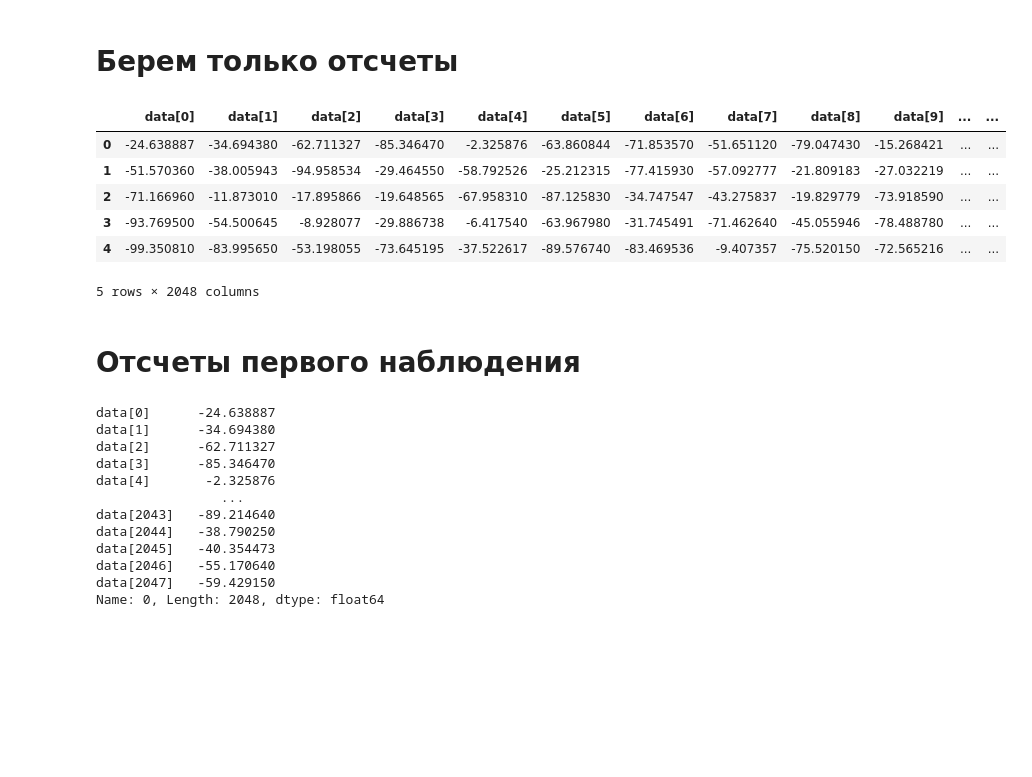
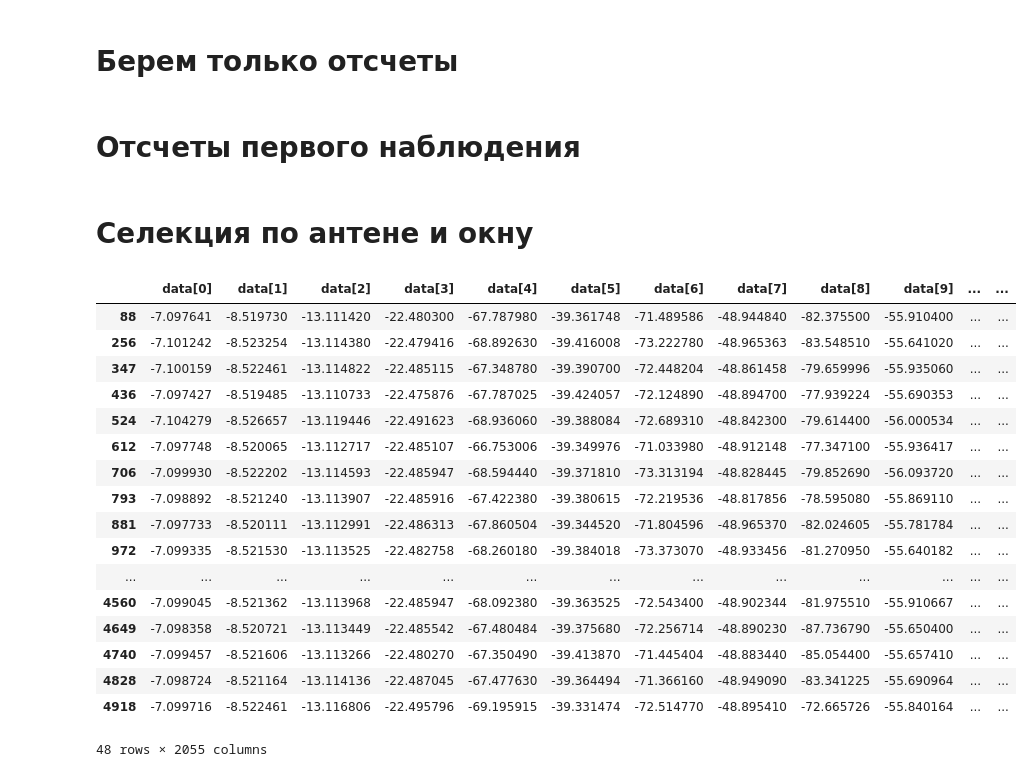
Before and after one commit to GrigoriyAkhmetshakirov/sample_collector, a Jupyter notebook: pandas_test.ipynb, the cells around one changed output. Cells and saved outputs as stored; diff of their text form; code cells hidden in the pictures; blank space fills up the shorter version.

```diff
--- a/pandas_test.ipynb
+++ b/pandas_test.ipynb
@@ -4,6 +3,6 @@ import os
 # %% [markdown]
 # Загрузка и пример данных
 # %%
-data = pd.read_csv('data/data_2025-03-11_13-10-57.csv')
+data = pd.read_csv('data/data_2025-03-12_14-40-21.csv')
 len(data)
 # %% [output]
@@ -28,28 +14,7 @@ data.head(10)
 # %%
 values_data = data.drop(columns=['Num Pack', 'Antenna', 'Window', 'Diag', 'System_type', 'Drone_type'])
 values_data.head(5)
-# %% [output]
-|  | data[0] | data[1] | data[2] | data[3] | data[4] | data[5] | data[6] | data[7] | data[8] | data[9] | ... | ... |
-| 0 | -24.638887 | -34.694380 | -62.711327 | -85.346470 | -2.325876 | -63.860844 | -71.853570 | -51.651120 | -79.047430 | -15.268421 | ... | ... |
-| 1 | -51.570360 | -38.005943 | -94.958534 | -29.464550 | -58.792526 | -25.212315 | -77.415930 | -57.092777 | -21.809183 | -27.032219 | ... | ... |
-| 2 | -71.166960 | -11.873010 | -17.895866 | -19.648565 | -67.958310 | -87.125830 | -34.747547 | -43.275837 | -19.829779 | -73.918590 | ... | ... |
-| 3 | -93.769500 | -54.500645 | -8.928077 | -29.886738 | -6.417540 | -63.967980 | -31.745491 | -71.462640 | -45.055946 | -78.488780 | ... | ... |
-| 4 | -99.350810 | -83.995650 | -53.198055 | -73.645195 | -37.522617 | -89.576740 | -83.469536 | -9.407357 | -75.520150 | -72.565216 | ... | ... |
-5 rows × 2048 columns
 # %% [markdown]
 # Отсчеты первого наблюдения
 # %%
 values_data.iloc[0]
-# %% [output]
-data[0]      -24.638887
-data[1]      -34.694380
-data[2]      -62.711327
-data[3]      -85.346470
-data[4]       -2.325876
-                ...
-data[2043]   -89.214640
-data[2044]   -38.790250
-data[2045]   -40.354473
-data[2046]   -55.170640
-data[2047]   -59.429150
-Name: 0, Length: 2048, dtype: float64
@@ -55,0 +23,24 @@ Name: 0, Length: 2048, dtype: float64
+# %% [markdown]
+# Селекция по антене и окну
+# %%
+selected_data = data[(data['Window'] == 2) & (data['Antenna'] == 1)]
+selected_data
+# %% [output]
+|  | data[0] | data[1] | data[2] | data[3] | data[4] | data[5] | data[6] | data[7] | data[8] | data[9] | ... | ... |
+| 88 | -7.097641 | -8.519730 | -13.111420 | -22.480300 | -67.787980 | -39.361748 | -71.489586 | -48.944840 | -82.375500 | -55.910400 | ... | ... |
+| 256 | -7.101242 | -8.523254 | -13.114380 | -22.479416 | -68.892630 | -39.416008 | -73.222780 | -48.965363 | -83.548510 | -55.641020 | ... | ... |
+| 347 | -7.100159 | -8.522461 | -13.114822 | -22.485115 | -67.348780 | -39.390700 | -72.448204 | -48.861458 | -79.659996 | -55.935060 | ... | ... |
+| 436 | -7.097427 | -8.519485 | -13.110733 | -22.475876 | -67.787025 | -39.424057 | -72.124890 | -48.894700 | -77.939224 | -55.690353 | ... | ... |
+| 524 | -7.104279 | -8.526657 | -13.119446 | -22.491623 | -68.936060 | -39.388084 | -72.689310 | -48.842300 | -79.614400 | -56.000534 | ... | ... |
+| 612 | -7.097748 | -8.520065 | -13.112717 | -22.485107 | -66.753006 | -39.349976 | -71.033980 | -48.912148 | -77.347100 | -55.936417 | ... | ... |
+| 706 | -7.099930 | -8.522202 | -13.114593 | -22.485947 | -68.594440 | -39.371810 | -73.313194 | -48.828445 | -79.852690 | -56.093720 | ... | ... |
+| 793 | -7.098892 | -8.521240 | -13.113907 | -22.485916 | -67.422380 | -39.380615 | -72.219536 | -48.817856 | -78.595080 | -55.869110 | ... | ... |
+| 881 | -7.097733 | -8.520111 | -13.112991 | -22.486313 | -67.860504 | -39.344520 | -71.804596 | -48.965370 | -82.024605 | -55.781784 | ... | ... |
+| 972 | -7.099335 | -8.521530 | -13.113525 | -22.482758 | -68.260180 | -39.384018 | -73.373070 | -48.933456 | -81.270950 | -55.640182 | ... | ... |
+| ... | ... | ... | ... | ... | ... | ... | ... | ... | ... | ... | ... | ... |
+| 4560 | -7.099045 | -8.521362 | -13.113968 | -22.485947 | -68.092380 | -39.363525 | -72.543400 | -48.902344 | -81.975510 | -55.910667 | ... | ... |
+| 4649 | -7.098358 | -8.520721 | -13.113449 | -22.485542 | -67.480484 | -39.375680 | -72.256714 | -48.890230 | -87.736790 | -55.650400 | ... | ... |
+| 4740 | -7.099457 | -8.521606 | -13.113266 | -22.480270 | -67.350490 | -39.413870 | -71.445404 | -48.883440 | -85.054400 | -55.657410 | ... | ... |
+| 4828 | -7.098724 | -8.521164 | -13.114136 | -22.487045 | -67.477630 | -39.364494 | -71.366160 | -48.949090 | -83.341225 | -55.690964 | ... | ... |
+| 4918 | -7.099716 | -8.522461 | -13.116806 | -22.495796 | -69.195915 | -39.331474 | -72.514770 | -48.895410 | -72.665726 | -55.840164 | ... | ... |
+48 rows × 2055 columns
```
Also changed, not shown: parts of 4 cells of this notebook, 3 other files.
